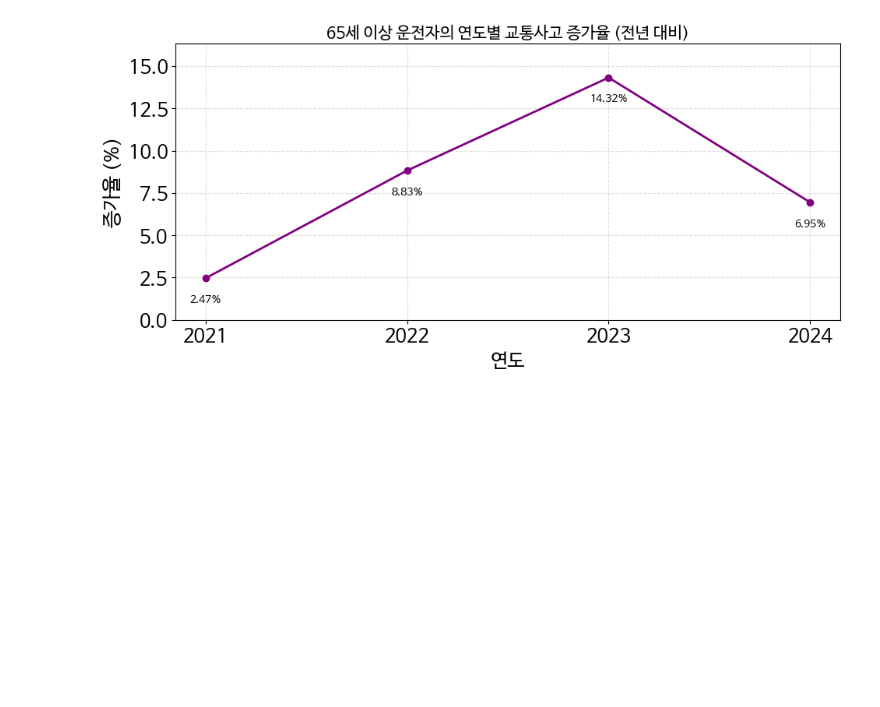
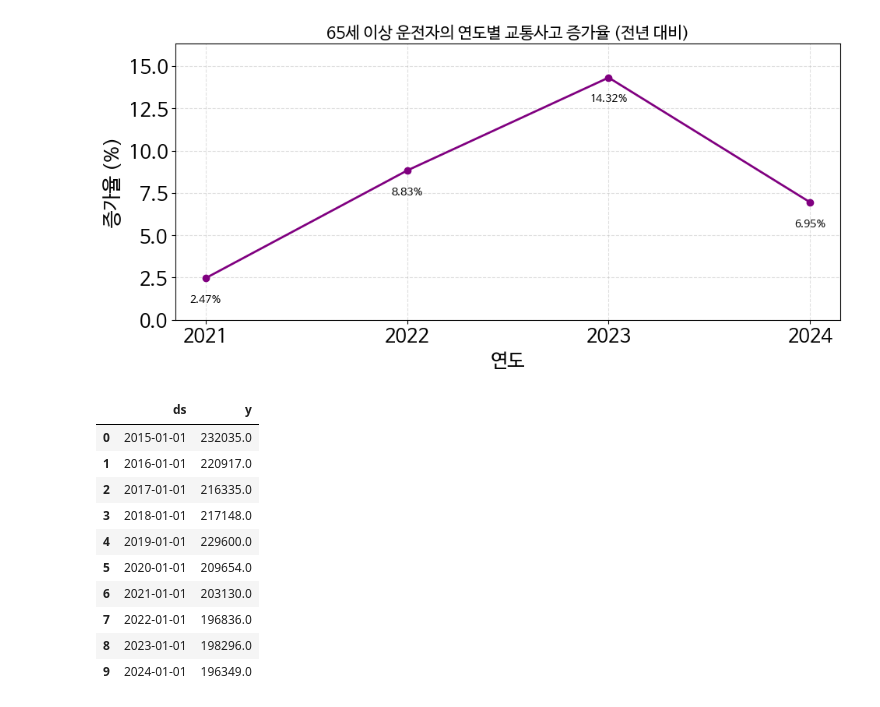
Before and after one commit to bbbbbin2/2025_BigData, a Jupyter notebook: notebook/교통사고_통계_및_예측_시각화.ipynb, the cells around one changed output. Cells and saved outputs as stored; diff of their text form; code cells hidden in the pictures; blank space fills up the shorter version.

```diff
--- a/notebook/교통사고_통계_및_예측_시각화.ipynb
+++ b/notebook/교통사고_통계_및_예측_시각화.ipynb
@@ -1108,3 +1108,26 @@ plt.tight_layout()
 plt.show()
 # %% [output]
 [figure]
+# %%
+import pandas as pd
+
+# Prophet 학습 데이터 생성
+df_prophet = df_year[["년도", "사고건수_전체"]].copy()
+df_prophet.columns = ["ds", "y"]
+
+# datetime 변환
+df_prophet["ds"] = pd.to_datetime(df_prophet["ds"].astype(str) + "-01-01")
+
+df_prophet
+# %% [output]
+|  | ds | y |
+| 0 | 2015-01-01 | 232035.0 |
+| 1 | 2016-01-01 | 220917.0 |
+| 2 | 2017-01-01 | 216335.0 |
+| 3 | 2018-01-01 | 217148.0 |
+| 4 | 2019-01-01 | 229600.0 |
+| 5 | 2020-01-01 | 209654.0 |
+| 6 | 2021-01-01 | 203130.0 |
+| 7 | 2022-01-01 | 196836.0 |
+| 8 | 2023-01-01 | 198296.0 |
+| 9 | 2024-01-01 | 196349.0 |
```
Also changed, not shown: parts of 7 cells of this notebook.
